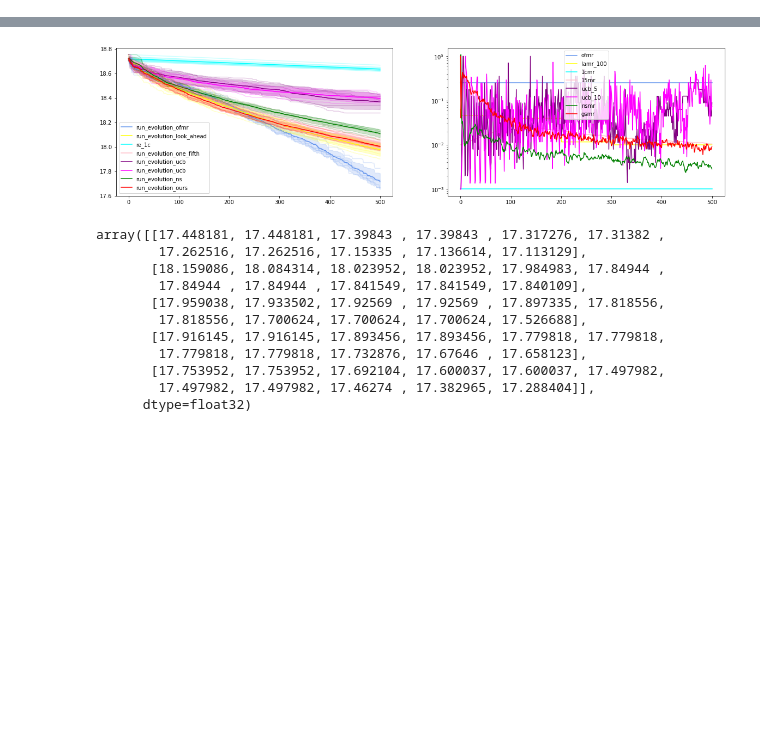
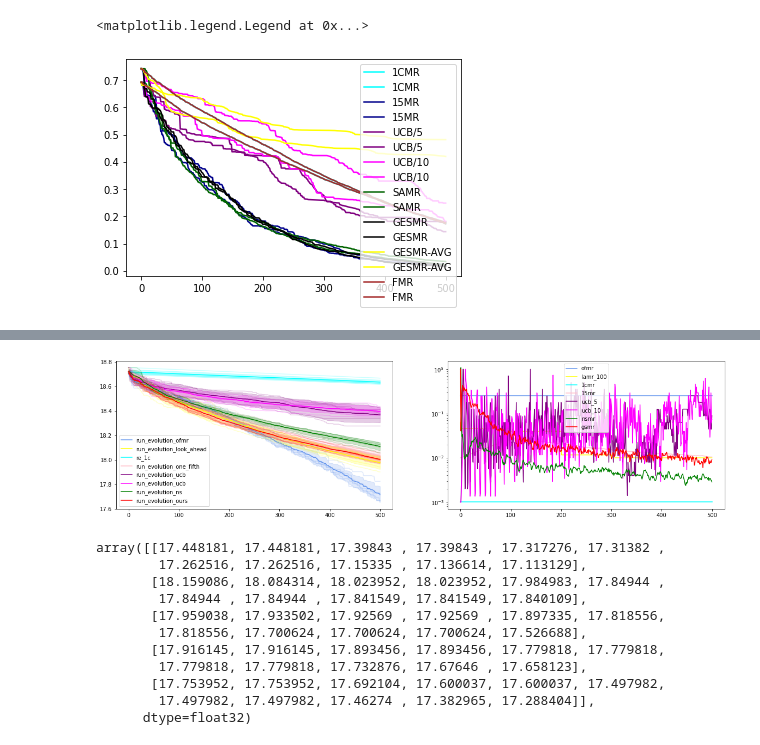
Before and after one commit to akarshkumar0101/evolved-neuroevolution, a Jupyter notebook: paper.ipynb, the cells around one changed output, grey strips where cells are left out. Cells and saved outputs as stored; diff of their text form; code cells hidden in the pictures; blank space fills up the shorter version.

```diff
--- a/paper.ipynb
+++ b/paper.ipynb
@@ -16,5 +8,20 @@ optim_fn2label = {
 # %%
 from paper_meta import *
+# %%
+for algo in tqdm(algos_normal):
+    for seed in range(2):
+        do_seed(seed)
+        pop = torch.randn(101, 100)
+        a = algo2algo_fn[algo](pop, griewank, 500)
+        _, fits, mrs = a[:3]
+        while mrs.ndim>1:
+            mrs = mrs.log().mean(dim=-1).exp()
+        plt.plot(fits.min(dim=-1).values, label=algo2label[algo], c=algo2color[algo])
+
+plt.legend()
+# %% [output]
+<matplotlib.legend.Legend at 0x...>
+[figure, added]
 # %%
 algos = algos_all
 # %%
```
Also changed, not shown: parts of 9 cells of this notebook, 8 other files.
